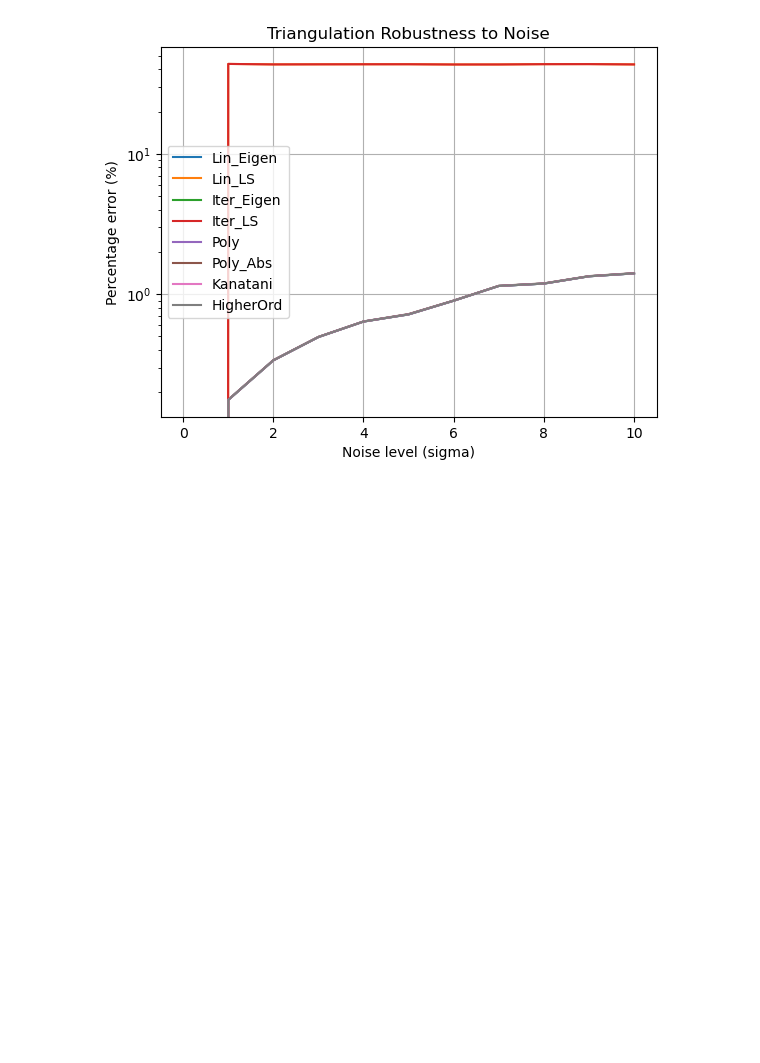
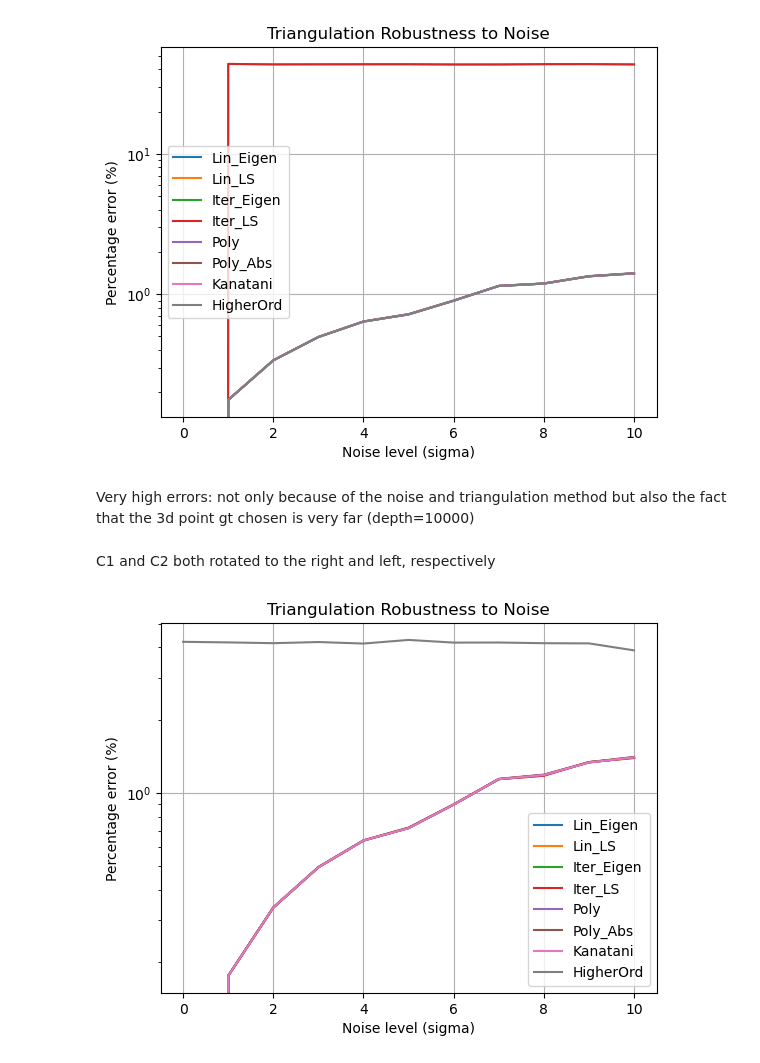
Before and after one commit to NesrineN/Triangulation, a Jupyter notebook: Plotting_Results.ipynb, the cells around one changed output. Drawn from its saved outputs; the diff is of its cells as text; code cells hidden in the pictures; blank space fills up the shorter version.

```diff
--- a/Plotting_Results.ipynb
+++ b/Plotting_Results.ipynb
@@ -76,3 +76,44 @@ plt.yscale("log")
 plt.show()
 # %% [output]
 [figure]
+# %% [markdown]
+Very high errors: not only because of the noise and triangulation method but also the fact that the 3d point gt chosen is very far (depth=10000)
+# %% [markdown]
+C1 and C2 both rotated to the right and left, respectively
+# %%
+import matplotlib.pyplot as plt
+
+sigma = list(range(11))
+
+lin_eigen = [0.0, 0.176106, 0.337122, 0.494385, 0.637447, 0.717058, 0.897130, 1.142541, 1.188371, 1.338980, 1.405167]
+lin_ls    = [0.0, 0.175976, 0.336510, 0.493845, 0.637000, 0.718536, 0.897018, 1.141890, 1.180043, 1.343205, 1.397100]
+iter_eigen= [0.0, 0.176106, 0.337121, 0.494384, 0.637445, 0.717057, 0.897125, 1.142542, 1.188369, 1.338979, 1.405167]
+iter_ls   = [0.0, 0.175976, 0.336509, 0.493844, 0.636998, 0.718536, 0.897013, 1.141891, 1.180042, 1.343204, 1.397099]
+poly      = [0.0, 0.176153, 0.337108, 0.494649, 0.637434, 0.716568, 0.897215, 1.142217, 1.188485, 1.339032, 1.405662]
+poly_abs  = [0.0, 0.176649, 0.337964, 0.495728, 0.638593, 0.720796, 0.899452, 1.145840, 1.192420, 1.342951, 1.410575]
+kanatani  = lin_eigen
+higher    = [4.213134, 4.190259, 4.159017, 4.204708, 4.144499, 4.289913, 4.181962, 4.185390, 4.158306, 4.150913, 3.884354]
+
+plt.figure()
+
+plt.plot(sigma, lin_eigen, label="Lin_Eigen")
+plt.plot(sigma, lin_ls, label="Lin_LS")
+plt.plot(sigma, iter_eigen, label="Iter_Eigen")
+plt.plot(sigma, iter_ls, label="Iter_LS")
+plt.plot(sigma, poly, label="Poly")
+plt.plot(sigma, poly_abs, label="Poly_Abs")
+plt.plot(sigma, kanatani, label="Kanatani")
+plt.plot(sigma, higher, label="HigherOrd")
+
+plt.xlabel("Noise level (sigma)")
+plt.ylabel("Percentage error (%)")
+plt.title("Triangulation Robustness to Noise")
+plt.legend()
+plt.grid()
+
+# for this dataset due to large gap:
+plt.yscale("log")
+
+plt.show()
+# %% [output]
+[figure, added]
```
Also changed, not shown: parts of 1 cell of this notebook, 13 other files.
